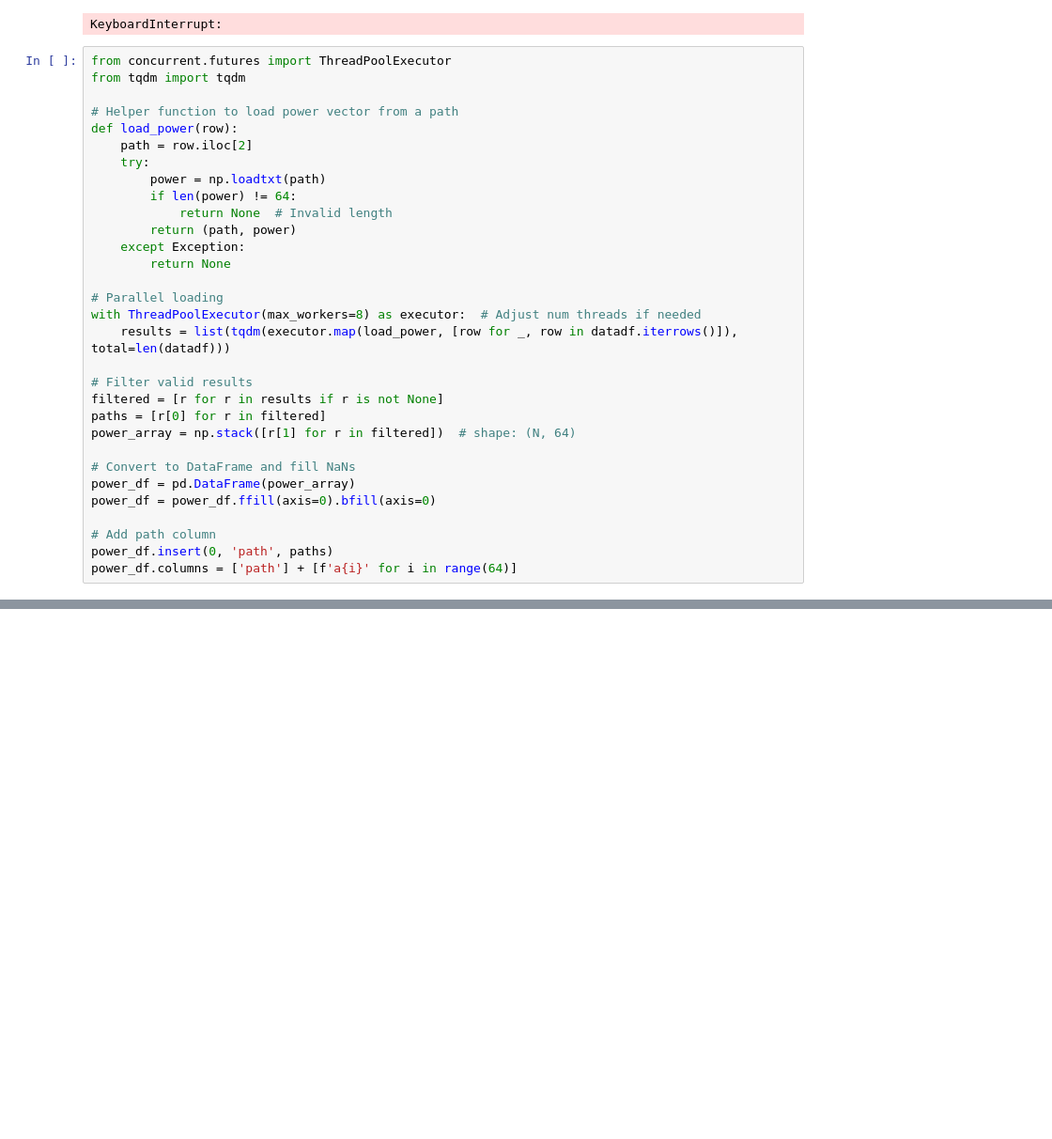
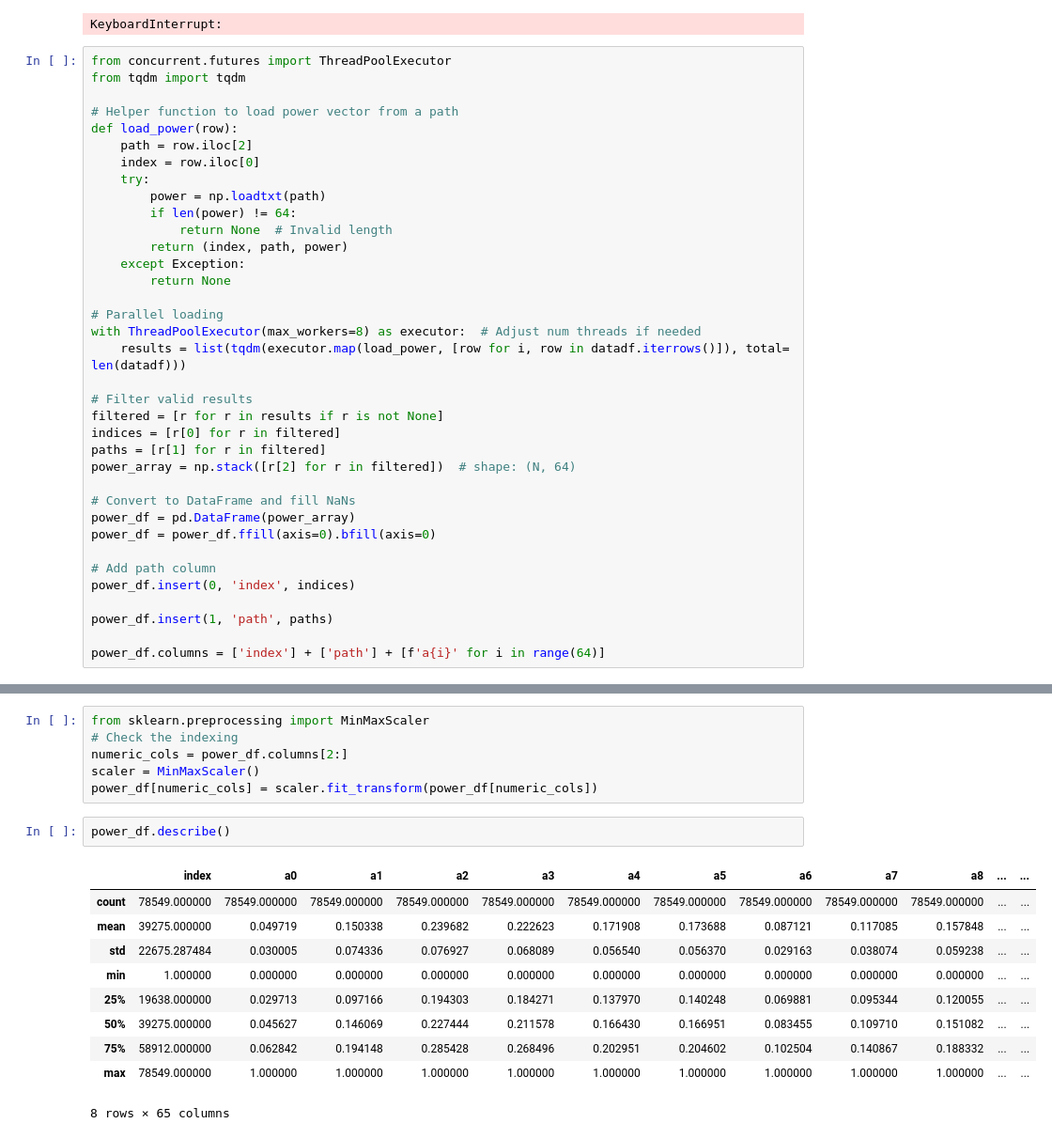
Before and after one commit to abdulmomen-ghalkha/blockage_pred, a Jupyter notebook: power_test.ipynb, the cells around one changed output, grey strips where cells are left out. Shown at 94% size. Drawn from its saved outputs; the diff is of its cells as text; blank space fills up the shorter version.

```diff
--- a/power_test.ipynb
+++ b/power_test.ipynb
@@ -98,30 +98,35 @@ from tqdm import tqdm
 # Helper function to load power vector from a path
 def load_power(row):
     path = row.iloc[2]
+    index = row.iloc[0]
     try:
         power = np.loadtxt(path)
         if len(power) != 64:
             return None  # Invalid length
-        return (path, power)
+        return (index, path, power)
     except Exception:
         return None
 
 # Parallel loading
 with ThreadPoolExecutor(max_workers=8) as executor:  # Adjust num threads if needed
-    results = list(tqdm(executor.map(load_power, [row for _, row in datadf.iterrows()]), total=len(datadf)))
+    results = list(tqdm(executor.map(load_power, [row for i, row in datadf.iterrows()]), total= len(datadf)))
 
 # Filter valid results
 filtered = [r for r in results if r is not None]
-paths = [r[0] for r in filtered]
-power_array = np.stack([r[1] for r in filtered])  # shape: (N, 64)
+indices = [r[0] for r in filtered]
+paths = [r[1] for r in filtered]
+power_array = np.stack([r[2] for r in filtered])  # shape: (N, 64)
 
 # Convert to DataFrame and fill NaNs
 power_df = pd.DataFrame(power_array)
 power_df = power_df.ffill(axis=0).bfill(axis=0)
 
 # Add path column
-power_df.insert(0, 'path', paths)
-power_df.columns = ['path'] + [f'a{i}' for i in range(64)]
+power_df.insert(0, 'index', indices)
+
+power_df.insert(1, 'path', paths)
+
+power_df.columns = ['index'] + ['path'] + [f'a{i}' for i in range(64)]
 # %%
 power_df.info()
 # %% [output]
@@ -145,2 +150,21 @@ memory usage: 39.0+ MB
+# %%
+from sklearn.preprocessing import MinMaxScaler
+# Check the indexing
+numeric_cols = power_df.columns[2:]
+scaler = MinMaxScaler()
+power_df[numeric_cols] = scaler.fit_transform(power_df[numeric_cols])
+# %%
+power_df.describe()
+# %% [output]
+|  | index | a0 | a1 | a2 | a3 | a4 | a5 | a6 | a7 | a8 | ... | ... |
+| count | 78549.000000 | 78549.000000 | 78549.000000 | 78549.000000 | 78549.000000 | 78549.000000 | 78549.000000 | 78549.000000 | 78549.000000 | 78549.000000 | ... | ... |
+| mean | 39275.000000 | 0.049719 | 0.150338 | 0.239682 | 0.222623 | 0.171908 | 0.173688 | 0.087121 | 0.117085 | 0.157848 | ... | ... |
+| std | 22675.287484 | 0.030005 | 0.074336 | 0.076927 | 0.068089 | 0.056540 | 0.056370 | 0.029163 | 0.038074 | 0.059238 | ... | ... |
+| min | 1.000000 | 0.000000 | 0.000000 | 0.000000 | 0.000000 | 0.000000 | 0.000000 | 0.000000 | 0.000000 | 0.000000 | ... | ... |
+| 25% | 19638.000000 | 0.029713 | 0.097166 | 0.194303 | 0.184271 | 0.137970 | 0.140248 | 0.069881 | 0.095344 | 0.120055 | ... | ... |
+| 50% | 39275.000000 | 0.045627 | 0.146069 | 0.227444 | 0.211578 | 0.166430 | 0.166951 | 0.083455 | 0.109710 | 0.151082 | ... | ... |
+| 75% | 58912.000000 | 0.062842 | 0.194148 | 0.285428 | 0.268496 | 0.202951 | 0.204602 | 0.102504 | 0.140867 | 0.188332 | ... | ... |
+| max | 78549.000000 | 1.000000 | 1.000000 | 1.000000 | 1.000000 | 1.000000 | 1.000000 | 1.000000 | 1.000000 | 1.000000 | ... | ... |
+8 rows × 65 columns
 # %%
 def fix_and_save(row):
```
Also changed, not shown: parts of 2 cells of this notebook, 1 other file.
